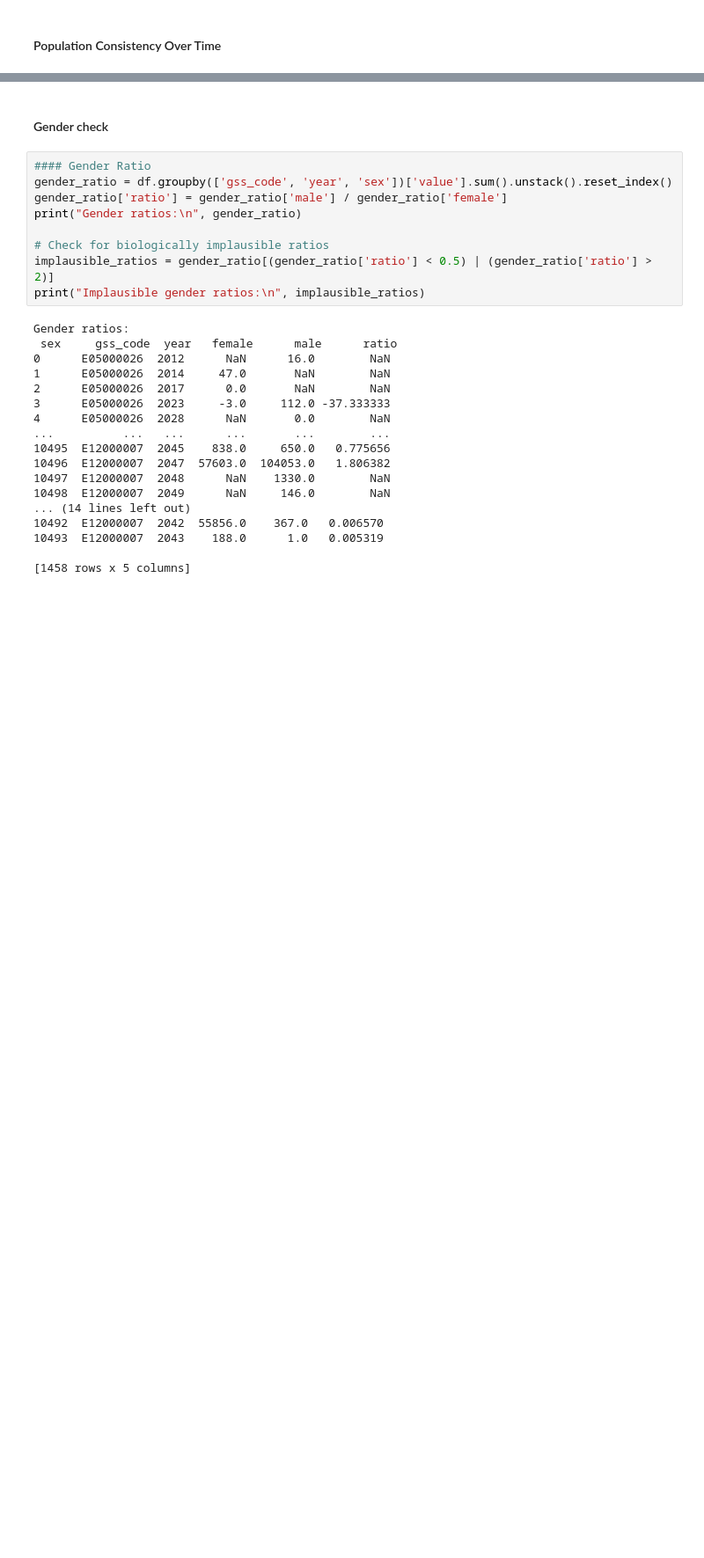
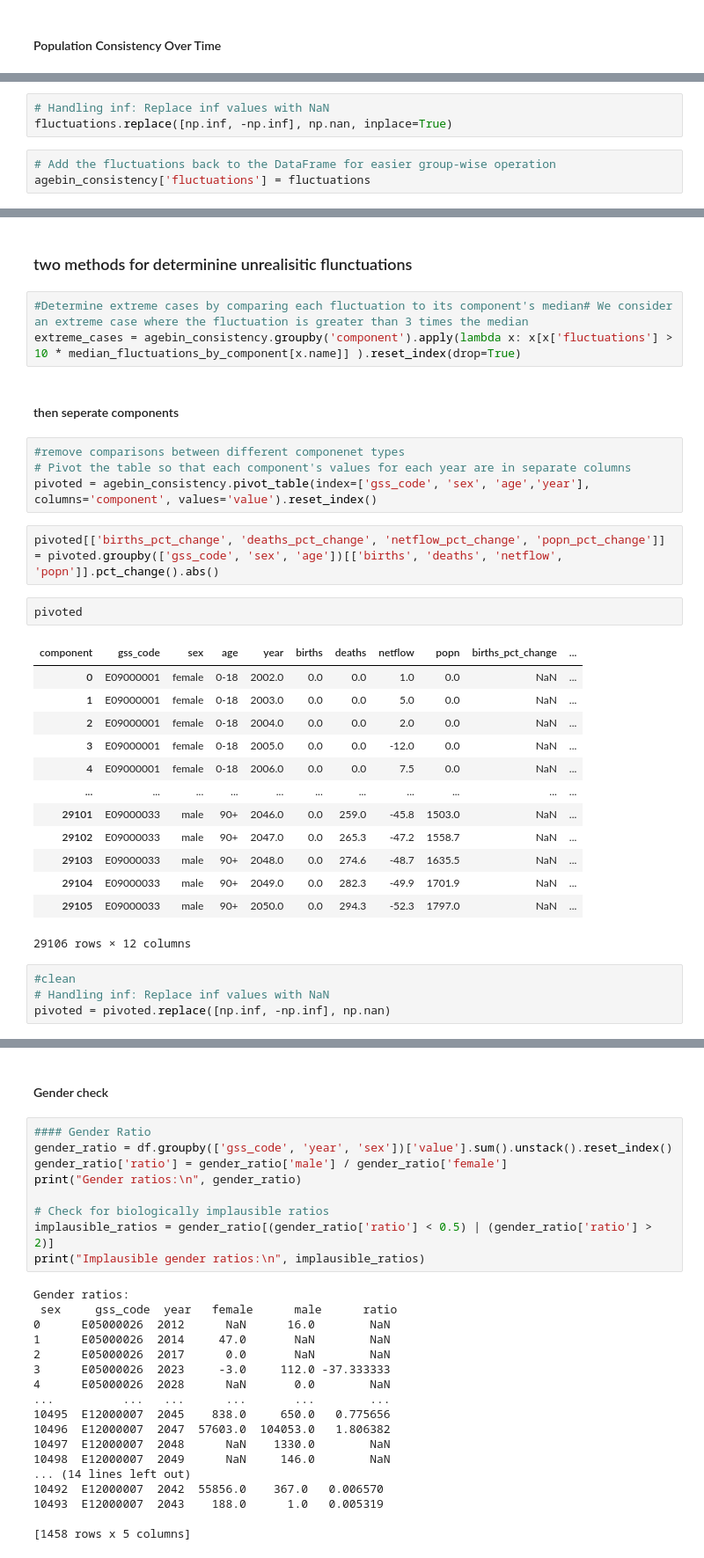
Before and after one commit to SebastianHeslinRees/Projections_QA, a Jupyter notebook: logical_checks_population_projections.ipynb, the cells around one changed output, grey strips where cells are left out. Shown at 88% size. Saved outputs shown, nothing was run; the diff lists cells and outputs as text; blank space fills up the shorter version.

Commit message:
update consistency over time check, split components

```diff
--- a/logical_checks_population_projections.ipynb
+++ b/logical_checks_population_projections.ipynb
@@ -148,0 +265,6 @@ Name: value, Length: 2276, dtype: float64
+# %%
+# Handling inf: Replace inf values with NaN
+fluctuations.replace([np.inf, -np.inf], np.nan, inplace=True)
+# %%
+# Add the fluctuations back to the DataFrame for easier group-wise operation
+agebin_consistency['fluctuations'] = fluctuations
@@ -148,0 +299,33 @@ Name: value, Length: 2276, dtype: float64
+# %% [markdown]
+###  two methods for determinine unrealisitic flunctuations
+# %%
+#Determine extreme cases by comparing each fluctuation to its component's median# We consider an extreme case where the fluctuation is greater than 3 times the median
+extreme_cases = agebin_consistency.groupby('component').apply(lambda x: x[x['fluctuations'] > 10 * median_fluctuations_by_component[x.name]] ).reset_index(drop=True)
+# %% [markdown]
+#### then seperate components
+# %%
+#remove comparisons between different componenet types
+# Pivot the table so that each component's values for each year are in separate columns
+pivoted = agebin_consistency.pivot_table(index=['gss_code', 'sex', 'age','year'], columns='component', values='value').reset_index()
+# %%
+pivoted[['births_pct_change', 'deaths_pct_change', 'netflow_pct_change', 'popn_pct_change']] = pivoted.groupby(['gss_code', 'sex', 'age'])[['births', 'deaths', 'netflow', 'popn']].pct_change().abs()
+# %%
+pivoted
+# %% [output]
+| component | gss_code | sex | age | year | births | deaths | netflow | popn | births_pct_change | ... |
+| 0 | E09000001 | female | 0-18 | 2002.0 | 0.0 | 0.0 | 1.0 | 0.0 | NaN | ... |
+| 1 | E09000001 | female | 0-18 | 2003.0 | 0.0 | 0.0 | 5.0 | 0.0 | NaN | ... |
+| 2 | E09000001 | female | 0-18 | 2004.0 | 0.0 | 0.0 | 2.0 | 0.0 | NaN | ... |
+| 3 | E09000001 | female | 0-18 | 2005.0 | 0.0 | 0.0 | -12.0 | 0.0 | NaN | ... |
+| 4 | E09000001 | female | 0-18 | 2006.0 | 0.0 | 0.0 | 7.5 | 0.0 | NaN | ... |
+| ... | ... | ... | ... | ... | ... | ... | ... | ... | ... | ... |
+| 29101 | E09000033 | male | 90+ | 2046.0 | 0.0 | 259.0 | -45.8 | 1503.0 | NaN | ... |
+| 29102 | E09000033 | male | 90+ | 2047.0 | 0.0 | 265.3 | -47.2 | 1558.7 | NaN | ... |
+| 29103 | E09000033 | male | 90+ | 2048.0 | 0.0 | 274.6 | -48.7 | 1635.5 | NaN | ... |
+| 29104 | E09000033 | male | 90+ | 2049.0 | 0.0 | 282.3 | -49.9 | 1701.9 | NaN | ... |
+| 29105 | E09000033 | male | 90+ | 2050.0 | 0.0 | 294.3 | -52.3 | 1797.0 | NaN | ... |
+29106 rows × 12 columns
+# %%
+#clean
+# Handling inf: Replace inf values with NaN
+pivoted = pivoted.replace([np.inf, -np.inf], np.nan)
```
Also changed, not shown: parts of 29 cells of this notebook.
